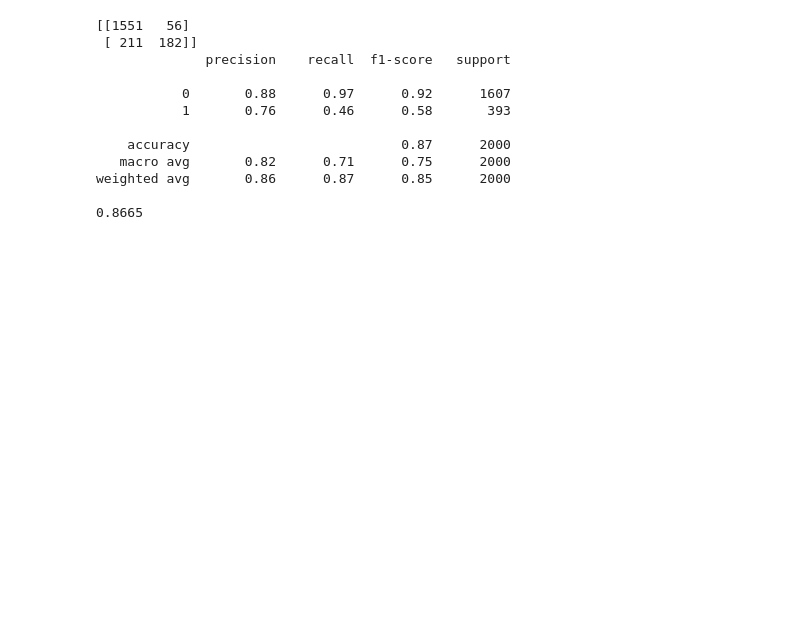
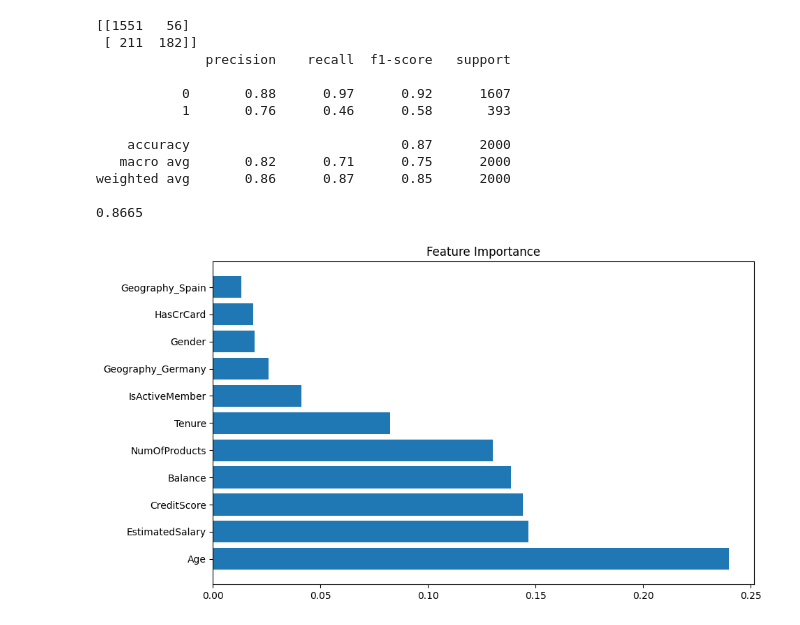
Before and after one commit to ashishbidaliya/customer-churn-prediction, a Jupyter notebook: notebooks/churn_prediction.ipynb, the cells around one changed output. Saved outputs shown, nothing was run; the diff lists cells and outputs as text; code cells hidden in the pictures; blank space fills up the shorter version.

Commit message:
feat: visualize feature importance for churn model

```diff
--- a/notebooks/churn_prediction.ipynb
+++ b/notebooks/churn_prediction.ipynb
@@ -145,3 +145,20 @@ print(accuracy)
 weighted avg       0.86      0.87      0.85      2000
 
 0.8665
+# %%
+importances = model.feature_importances_
+
+indices = np.argsort(importances)[::-1]
+
+names = [features[i] for i in indices]
+
+plt.figure(figsize=(10, 6))
+plt.title("Feature Importance")
+
+plt.barh(range(X.shape[1]), importances[indices])
+
+plt.yticks(range(X.shape[1]), names)
+
+plt.show()
+# %% [output]
+[figure, added]
```
